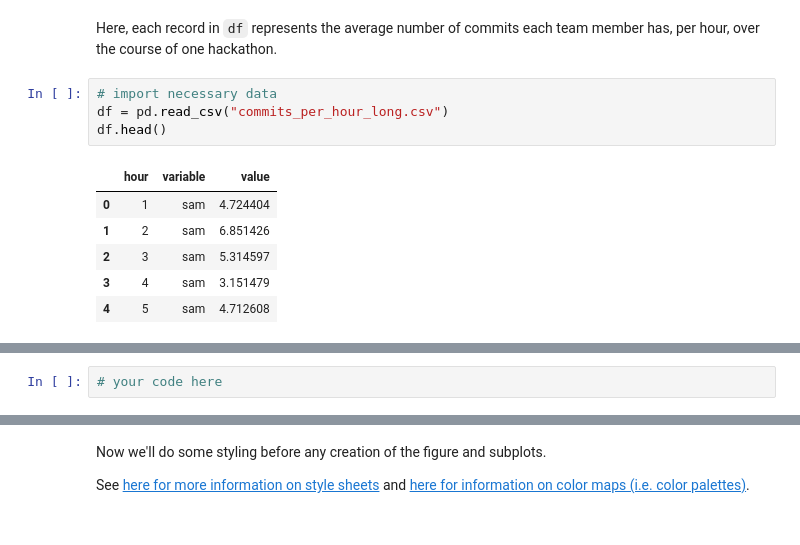
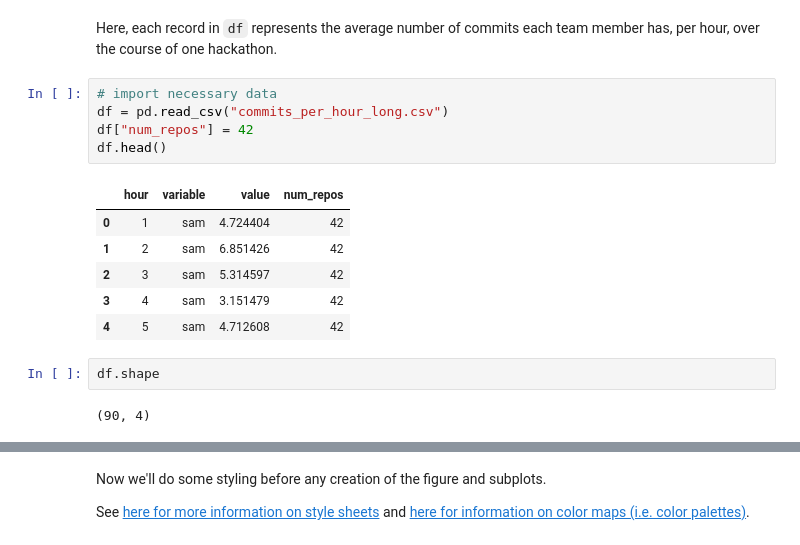
Before and after one commit to wvsharber/small_multiples, a Jupyter notebook: small_mult.ipynb, the cells around one changed output, grey strips where cells are left out. Saved outputs shown, nothing was run; the diff lists cells and outputs as text.

```diff
--- a/small_mult.ipynb
+++ b/small_mult.ipynb
@@ -31,14 +31,19 @@ Here, each record in `df` represents the average number of commits each team mem
 # %%
 # import necessary data
 df = pd.read_csv("commits_per_hour_long.csv")
+df["num_repos"] = 42
 df.head()
 # %% [output]
-|  | hour | variable | value |
-| 0 | 1 | sam | 4.724404 |
-| 1 | 2 | sam | 6.851426 |
-| 2 | 3 | sam | 5.314597 |
-| 3 | 4 | sam | 3.151479 |
-| 4 | 5 | sam | 4.712608 |
+|  | hour | variable | value | num_repos |
+| 0 | 1 | sam | 4.724404 | 42 |
+| 1 | 2 | sam | 6.851426 | 42 |
+| 2 | 3 | sam | 5.314597 | 42 |
+| 3 | 4 | sam | 3.151479 | 42 |
+| 4 | 5 | sam | 4.712608 | 42 |
+# %%
+df.shape
+# %% [output]
+(90, 4)
 # %% [markdown]
 ### Reshaping Data from Long to Wide
 
@@ -52,5 +57,3 @@ This is an example of reshaping from long to wide:
 When making visualizations, knowing which shape your data needs to be in is half the battle. In this case, we want to transform `df` such that is reshaped from long to wide.
 
 *Images created by RStudio. Source: https://github.com/rstudio/cheatsheets/blob/master/data-import.pdf*
-# %%
-# your code here
```
Also changed, not shown: parts of 3 cells of this notebook, 1 other file.
